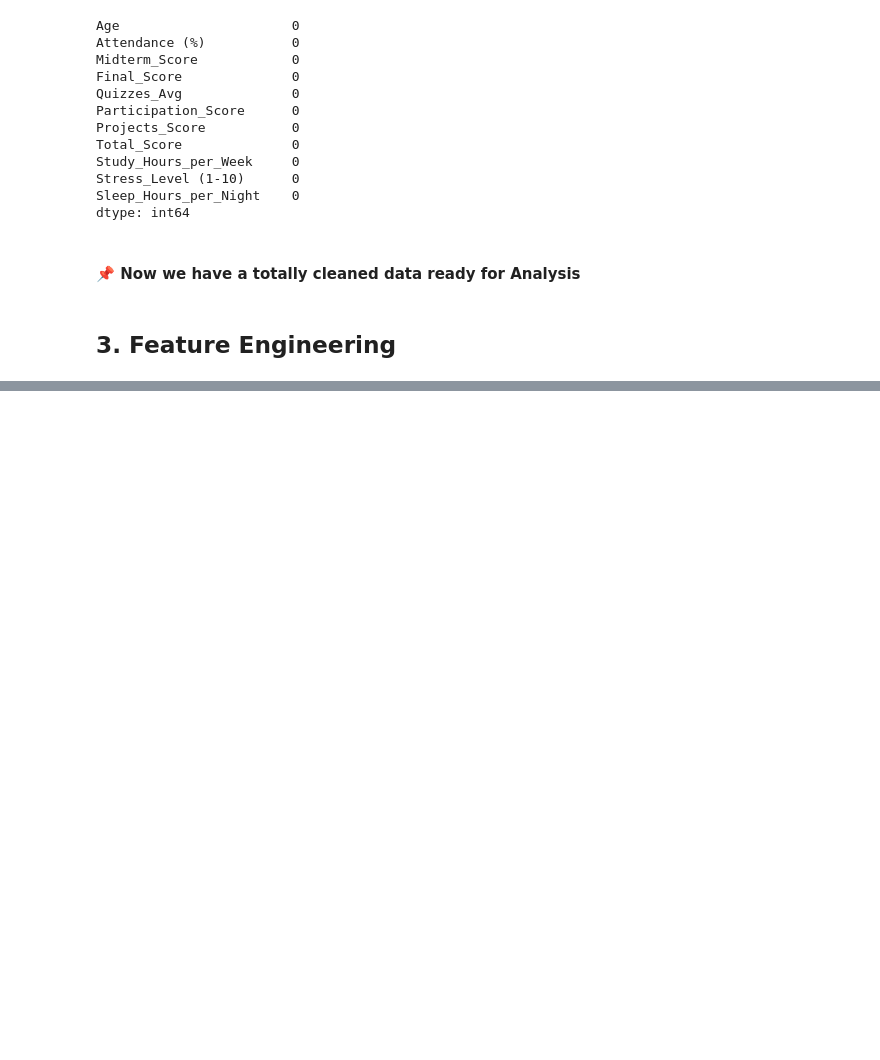
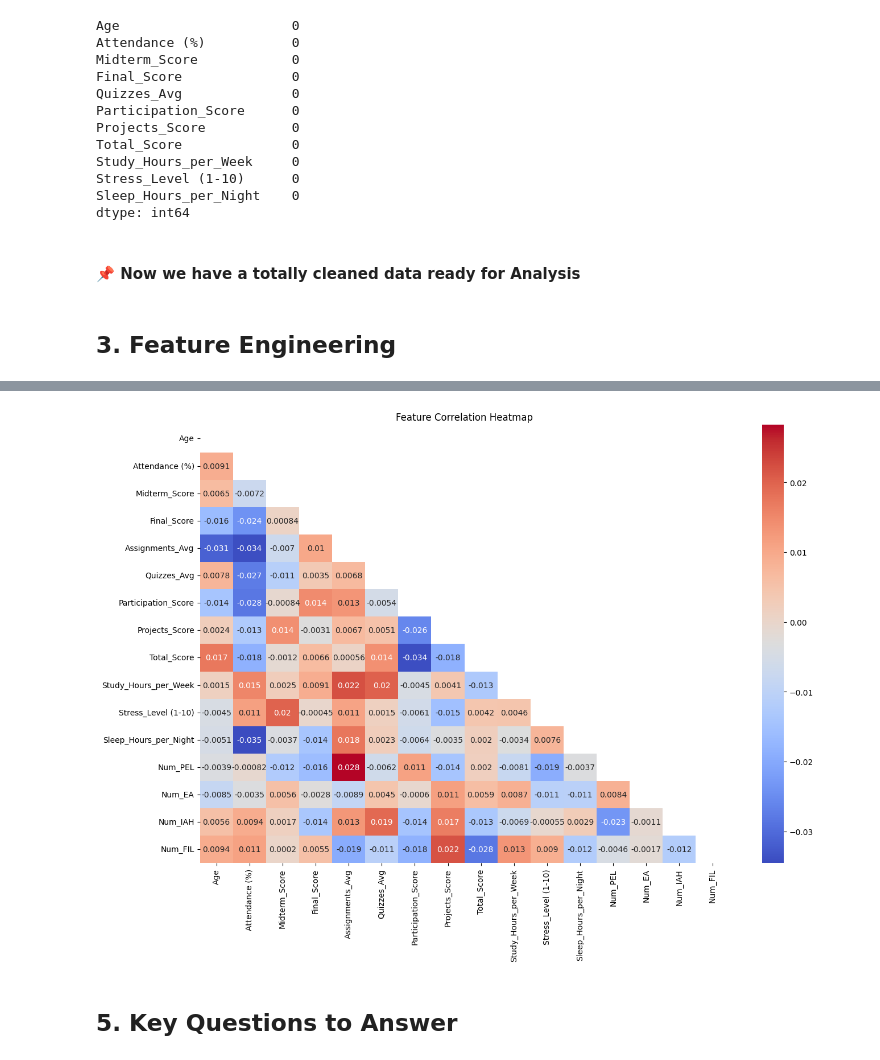
Before and after one commit to AbdallahGasem/Student-Performance-Analysis, a Jupyter notebook: KickStart.ipynb, the cells around one changed output, grey strips where cells are left out. Cells and saved outputs as stored; diff of their text form; code cells hidden in the pictures; blank space fills up the shorter version.

```diff
--- a/KickStart.ipynb
+++ b/KickStart.ipynb
@@ -715,0 +751,4 @@ studs_df_cleaning.to_csv('cleaned_students_data.csv', index=False)
+# %%
+cleaned_data = pd.read_csv(r"E:\DEPI\Technical\DEPI\Eyouth-Challenge\Student-Performance-Analysis\cleaned_students_data.csv")
+studs_df_cleaned = pd.DataFrame(cleaned_data)
+studs_df_cleaned.columns
@@ -744,0 +931,12 @@ studs_df_cleaning.to_csv('cleaned_students_data.csv', index=False)
+# %%
+# since the correlation matrix is symmetric we are going to remove redunduncies for better visualization
+mat_mask = np.triu(np.ones_like(studs_corr_mat, dtype=bool))
+
+plt.figure(figsize=(15,10))
+sns.heatmap(studs_corr_mat,annot=True , cmap="coolwarm" , mask=mat_mask)
+plt.title("Feature Correlation Heatmap")
+plt.show()
+# %% [output]
+[figure, added]
+# %% [markdown]
+## **5. Key Questions to Answer**
```
Also changed, not shown: parts of 77 cells of this notebook, 1 other file.
